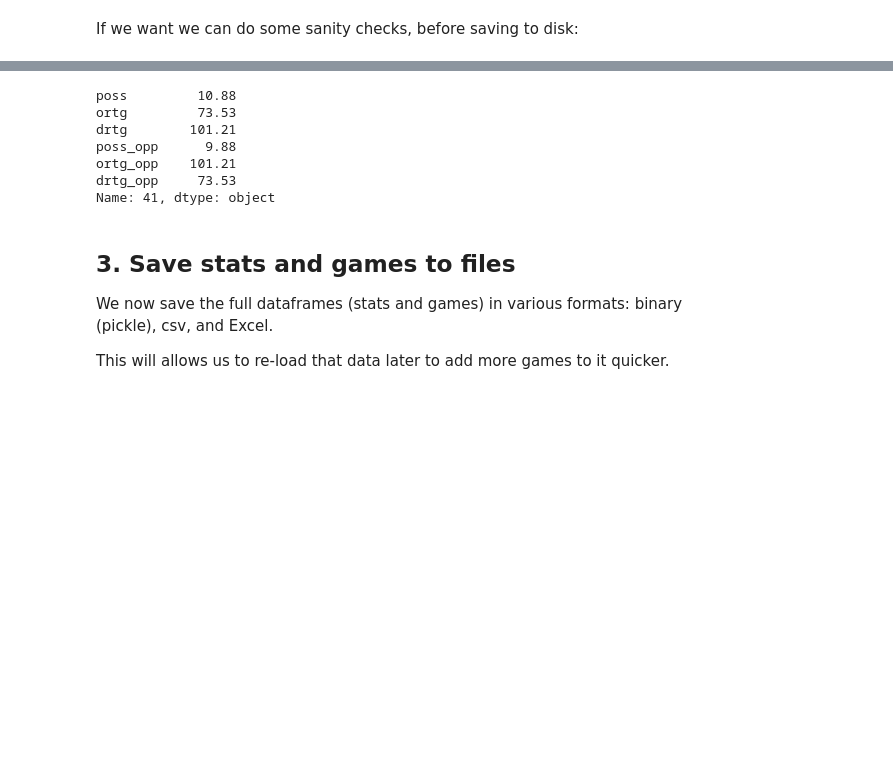
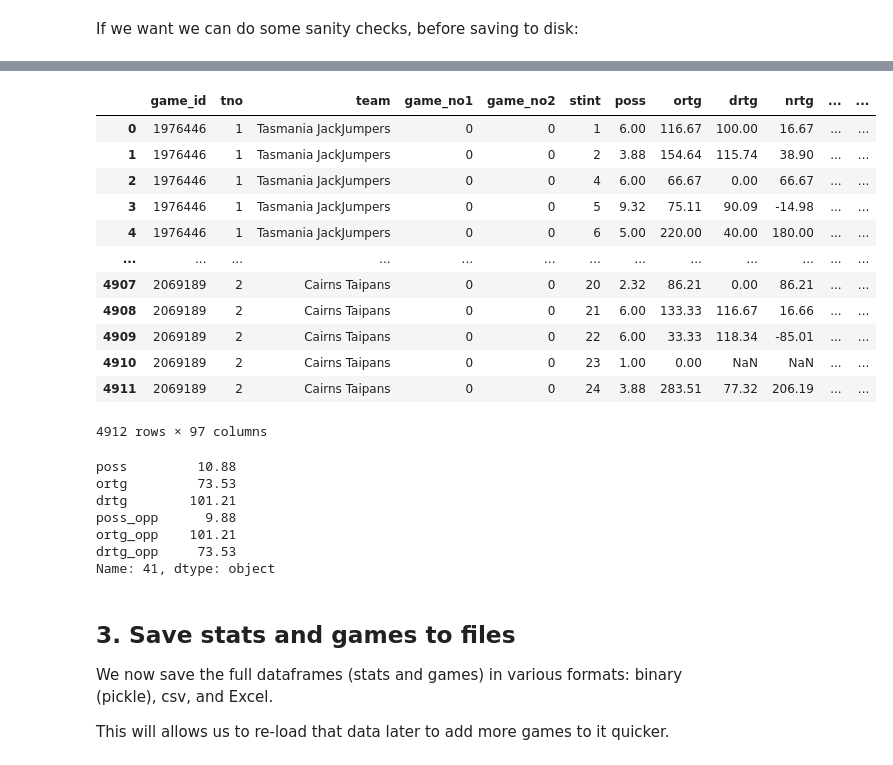
Before and after one commit to ssardina/pynbl, a Jupyter notebook: bball_stats.ipynb, the cells around one changed output, grey strips where cells are left out. Drawn from its saved outputs; the diff is of its cells as text; code cells hidden in the pictures; blank space fills up the shorter version.

Commit message:
Process multiple games

```diff
--- a/bball_stats.ipynb
+++ b/bball_stats.ipynb
@@ -34,3 +26,13 @@ file_games_df = os.path.join(DATA_DIR, "games_df.pkl")
+# %%
+# games to be computed
+# format: (game id, game no for team 1, game no for team 2)
+games = [(1999318, 1, 1), (2087737, 2, 2), (2090351, 3, 3)]
+games = [1976446,1976447,1976448,1976452,1976454,2004608,2004609,1976449,1976451,1976453,1976455,1976458,1976456,1976457,1976459,1976460,1976461,1976462,1976463,1976464,2004610,1976465,1976468,1976469,1976474,1976473,1976482,2036215,2031329,2031330,2031332,2031333,2031334,2031335,2031336,2031337,2031338,2031340,2031341,2046695,2046696,2046697,2031342,2031343,2031344,2031345,2031346,2031347,2046698,2046700,2046701,2046702,2046703,2046704,2046706,2046707,2046709,2046710,2046711,2046712,2046713,2051763,2053811,2053812,2053813,2053814,2053815,2053816,2053817,2053818,2053819,2053820,2053821,2053822,2053823,2053824,2053825,2056454,2056455,2056457,2056458,2056461,2056462,2056460,2056463,2056464,2056466,2056467,2056469,2056471,2056472,2056473,2065653,2065654,2065655,2065656,2065657,2065658,2065659,2069165,2069166,2069167,2069168,2069169,2069170,2069171,2069172,2069175,2069177,2069179,2069181,2069183,2069184,2069186,2069187,2069191,2069192,2069194,2069196,2069199,2069202,2069203,2069204,2069190,2069193,2069195,2069197,2069198,2069200,2069201,2069205,2069173,2069174,2069176,2069178,2069180,2069182,2069180,2069188,2069189]
+games = [(n, 0, 0) for n in games]
+
+reload = True
+file_stats_df = os.path.join(DATA_DIR, "stats_df.pkl")
+file_games_df = os.path.join(DATA_DIR, "games_df.pkl")
 # %% [markdown]
 ## 2. Compute stat and game tables
 
@@ -124,3 +131,20 @@ games_df
+# %%
+stats_df
+# stats_df.loc[4]
+# %% [output]
+|  | game_id | tno | team | game_no1 | game_no2 | stint | poss | ortg | drtg | nrtg | ... | ... |
+| 0 | 1976446 | 1 | Tasmania JackJumpers | 0 | 0 | 1 | 6.00 | 116.67 | 100.00 | 16.67 | ... | ... |
+| 1 | 1976446 | 1 | Tasmania JackJumpers | 0 | 0 | 2 | 3.88 | 154.64 | 115.74 | 38.90 | ... | ... |
+| 2 | 1976446 | 1 | Tasmania JackJumpers | 0 | 0 | 4 | 6.00 | 66.67 | 0.00 | 66.67 | ... | ... |
+| 3 | 1976446 | 1 | Tasmania JackJumpers | 0 | 0 | 5 | 9.32 | 75.11 | 90.09 | -14.98 | ... | ... |
+| 4 | 1976446 | 1 | Tasmania JackJumpers | 0 | 0 | 6 | 5.00 | 220.00 | 40.00 | 180.00 | ... | ... |
+| ... | ... | ... | ... | ... | ... | ... | ... | ... | ... | ... | ... | ... |
+| 4907 | 2069189 | 2 | Cairns Taipans | 0 | 0 | 20 | 2.32 | 86.21 | 0.00 | 86.21 | ... | ... |
+| 4908 | 2069189 | 2 | Cairns Taipans | 0 | 0 | 21 | 6.00 | 133.33 | 116.67 | 16.66 | ... | ... |
+| 4909 | 2069189 | 2 | Cairns Taipans | 0 | 0 | 22 | 6.00 | 33.33 | 118.34 | -85.01 | ... | ... |
+| 4910 | 2069189 | 2 | Cairns Taipans | 0 | 0 | 23 | 1.00 | 0.00 | NaN | NaN | ... | ... |
+| 4911 | 2069189 | 2 | Cairns Taipans | 0 | 0 | 24 | 3.88 | 283.51 | 77.32 | 206.19 | ... | ... |
+4912 rows × 97 columns
 # %%
 # (ortg, drtg) should mirror (drtg_opp, ortg)
 stats_df.iloc[41][['poss', 'ortg', 'drtg', "poss_opp", "ortg_opp", "drtg_opp"]]
```
Also changed, not shown: parts of 4 cells of this notebook, 1 other file.
